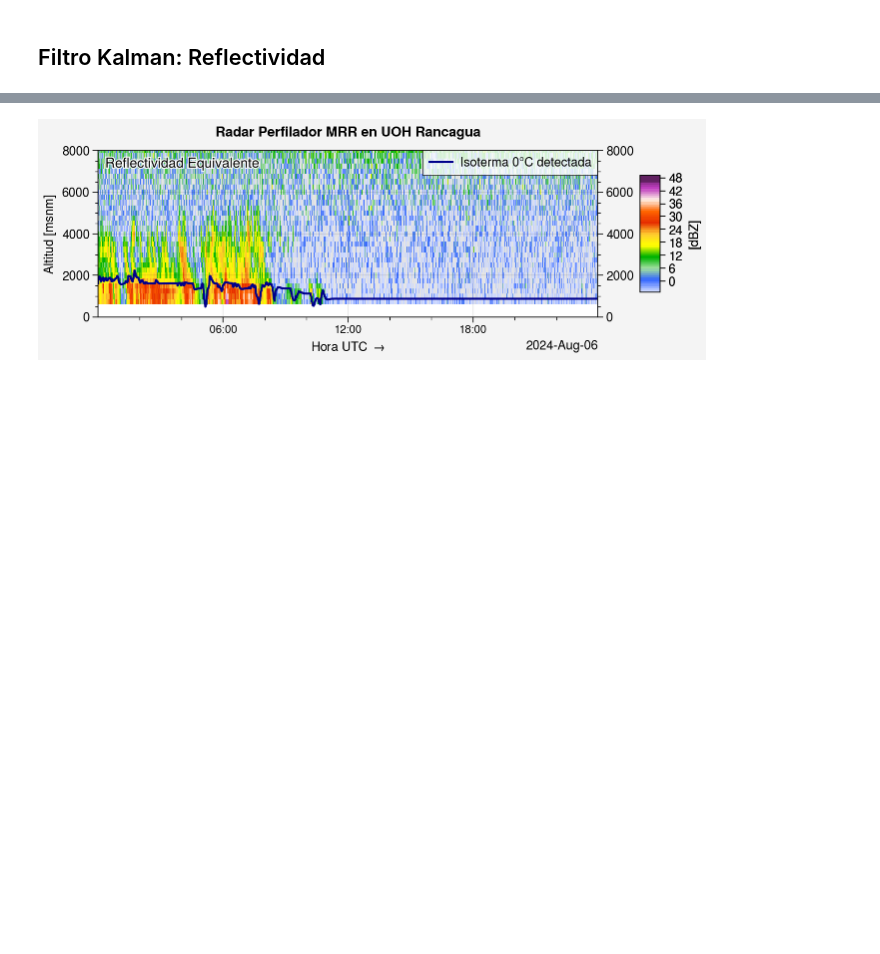
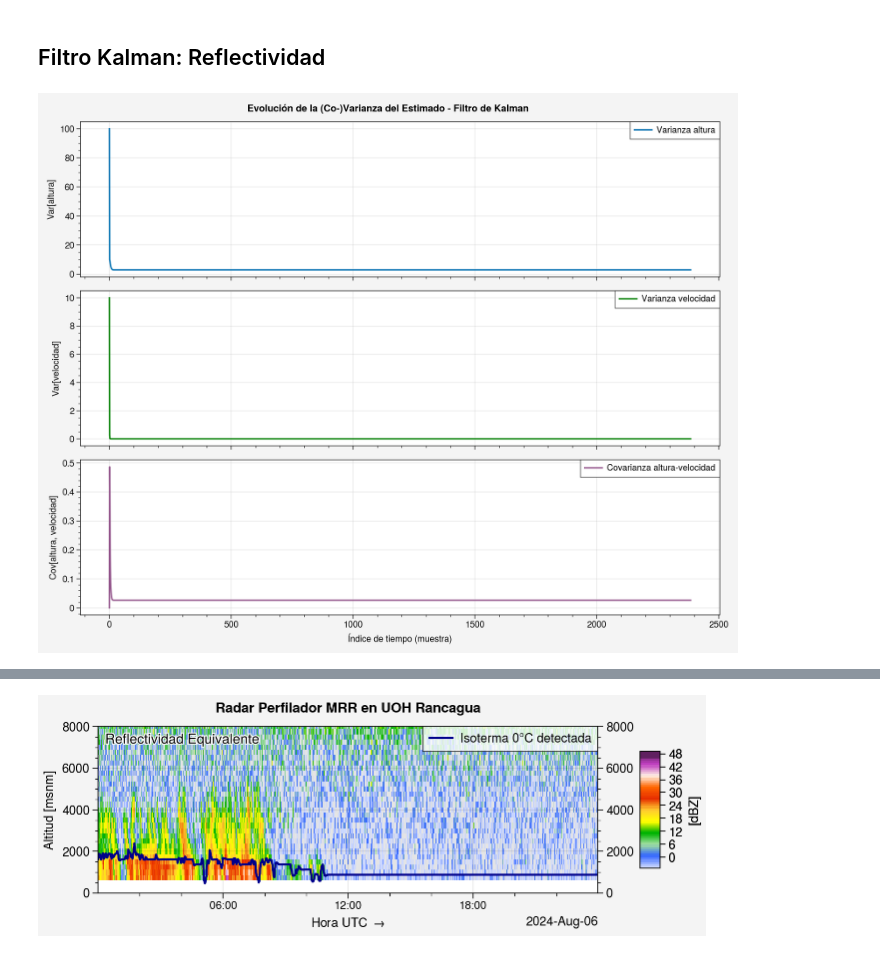
Before and after one commit to Ynoc01/RadarVisualisation, a Jupyter notebook: PlotRadar/PlotRadar_Isoterma.ipynb, the cells around one changed output, grey strips where cells are left out. Drawn from its saved outputs; the diff is of its cells as text; code cells hidden in the pictures; blank space fills up the shorter version.

```diff
--- a/PlotRadar/PlotRadar_Isoterma.ipynb
+++ b/PlotRadar/PlotRadar_Isoterma.ipynb
@@ -544,6 +550,27 @@ alturas_filtradas = filtro_kalman(AlturasIsoterma_ajustadas,
                                    Q_ruido_proceso_gradiente,
                                    R_ruido_medicion,
                                    factor_ponderador)
+# %%
+fig, ax = plt.subplots(3, 1, figsize=(10, 8), sharex=True)
+
+ax[0].plot(var_altura, label="Varianza altura")
+ax[0].set_ylabel("Var[altura]")
+ax[0].legend()
+
+ax[1].plot(var_velocidad, label="Varianza velocidad", color='green')
+ax[1].set_ylabel("Var[velocidad]")
+ax[1].legend()
+
+ax[2].plot(covar, label="Covarianza altura-velocidad", color='purple')
+ax[2].set_ylabel("Cov[altura, velocidad]")
+ax[2].legend()
+
+ax[2].set_xlabel("Índice de tiempo (muestra)")
+plt.suptitle("Evolución de la (Co-)Varianza del Estimado - Filtro de Kalman")
+plt.tight_layout()
+plt.show()
+# %% [output]
+[figure, added]
 # %%
 fig, ax = plt.subplots(figsize=(10, 6))
 ax.plot(AlturasIsoterma_ajustadas, label="Original", linestyle='--', color='blue', linewidth=2)
```
Also changed, not shown: parts of 6 cells of this notebook.
